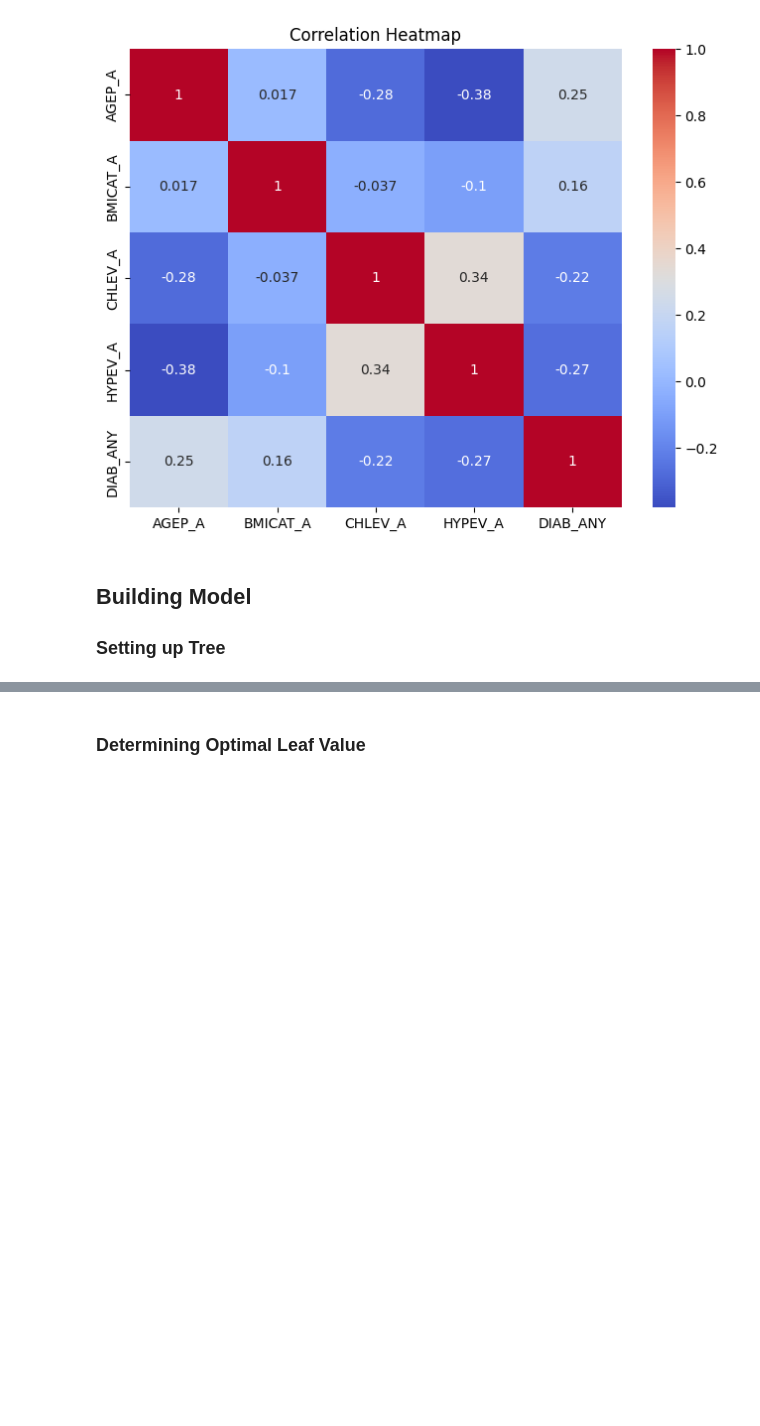
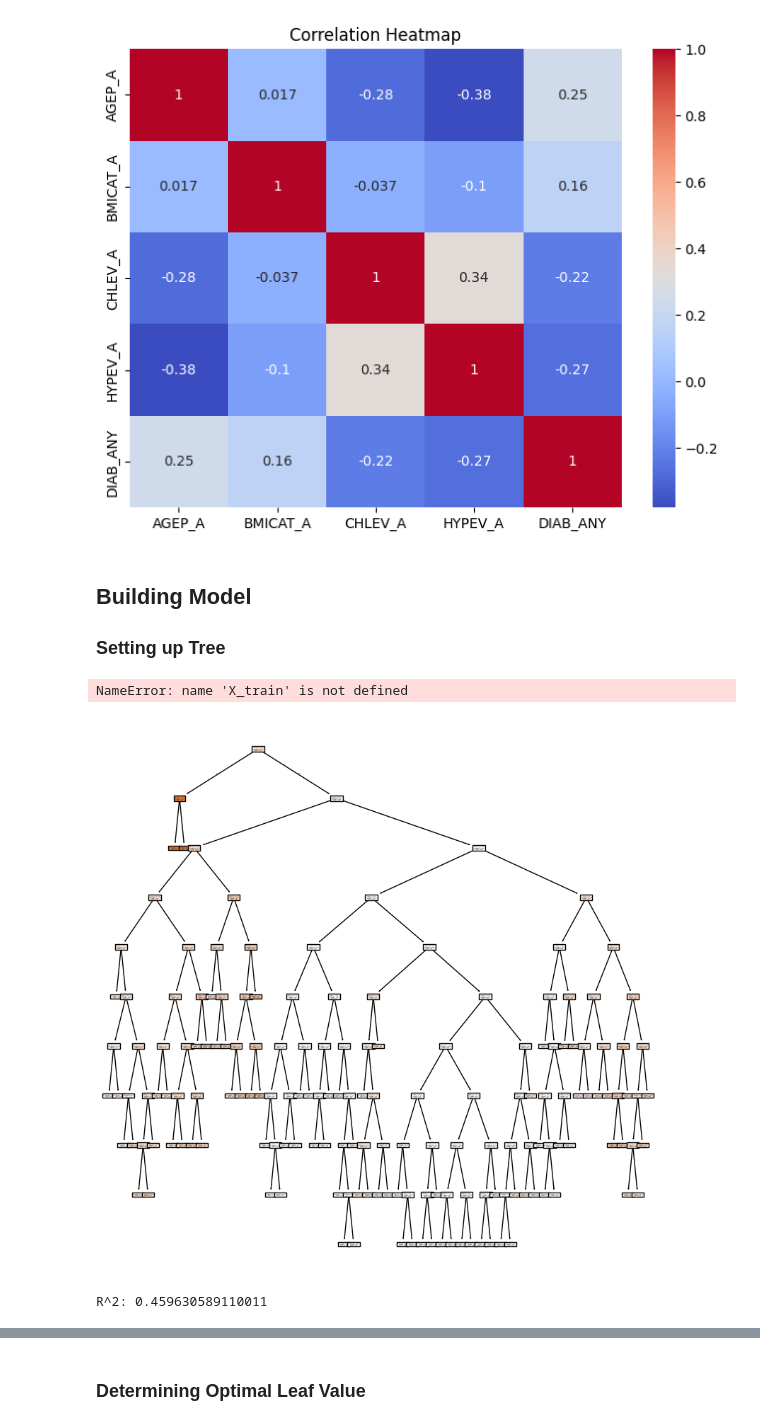
Before and after one commit to nladocsi/DS3001_F25_Project, a Jupyter notebook: Milestone3.ipynb, the cells around one changed output, grey strips where cells are left out. Drawn from its saved outputs; the diff is of its cells as text; code cells hidden in the pictures; blank space fills up the shorter version.

Commit message:
Vanilla Tree

```diff
--- a/Milestone3.ipynb
+++ b/Milestone3.ipynb
@@ -114,6 +115,48 @@ plt.show()
 # %% [markdown]
 ## Building Model
 ### Setting up Tree
+# %%
+df.shape
+df['DIAB_ANY'].value_counts()
+min_samples_leaf = max(1, int(0.01 * len(X_train)))
+print(min_samples_leaf)
+# %% [output]
+NameError: name 'X_train' is not defined
+# %%
+from sklearn.model_selection import train_test_split
+
+df = df.dropna(subset=['DIAB_ANY'])
+df_train = df.iloc[:int(.8*df.shape[0]),:]
+df_test = df.iloc[int(.8*df.shape[0]):,:]
+y_test = df_test['DIAB_ANY']
+X_test = df_test.drop('DIAB_ANY',axis=1)
+
+min_samp = max(1, int(0.01 * len(df_train)))
+
+def quick_tree(df,depth=15):
+    # Resample and Process data:
+    df_t = df_train.sample(n=df.shape[0],replace=True)
+    y_train = df_t['DIAB_ANY']
+    X_train = df_t.drop('DIAB_ANY',axis=1)
+    # Fit decision tree:
+    cart = tree.DecisionTreeRegressor(max_depth=depth, min_samples_leaf=min_samp) #200 chosen because of number of data points
+    cart = cart.fit(X_train, y_train)
+    # Visualize results:
+    plt.figure(figsize=(10,10))
+    tree.plot_tree(cart,feature_names=X_train.columns.to_list(),filled=True)
+    plt.show()
+    # Rsq:
+    y_hat = cart.predict(X_test)
+    SSE = np.sum( (y_test-y_hat)**2 )
+    TSS = np.sum( (y_test-y_train.mean())**2 )
+    Rsq = 1 - SSE/TSS
+    print("R^2:", Rsq)
+    return y_hat
+# %%
+y_hat_1 = quick_tree(df)
+# %% [output]
+[figure, added]
+R^2: 0.459630589110011
 # %%
 from sklearn.model_selection import train_test_split
 from sklearn.tree import DecisionTreeClassifier
```
Also changed, not shown: parts of 5 cells of this notebook.
